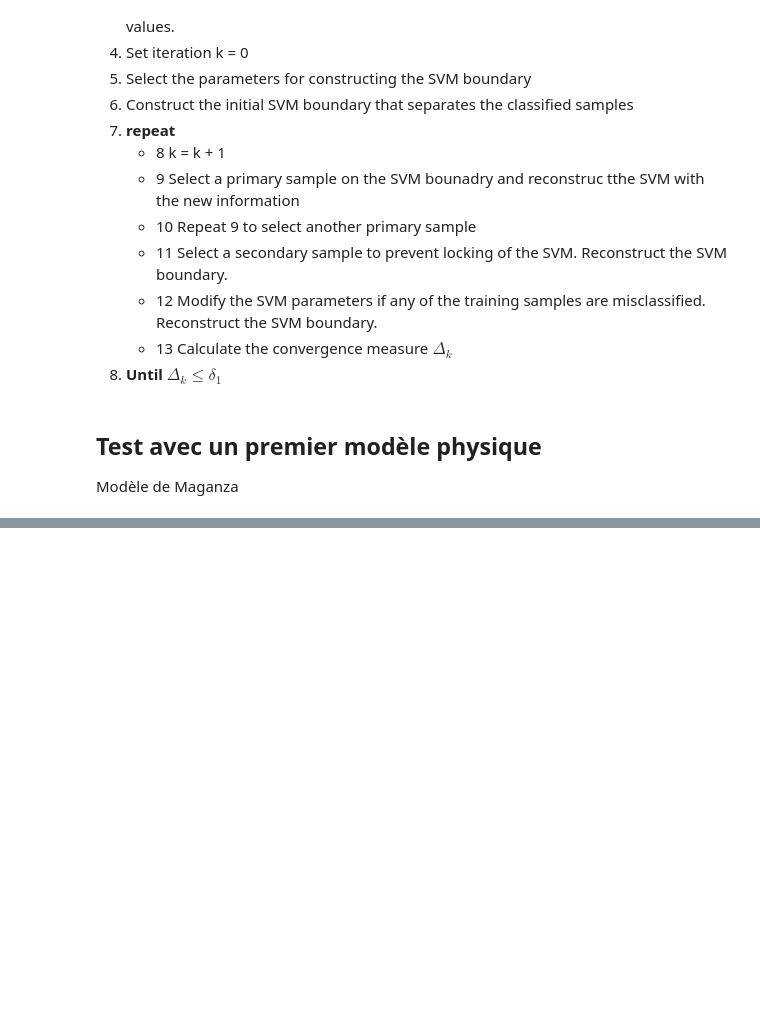
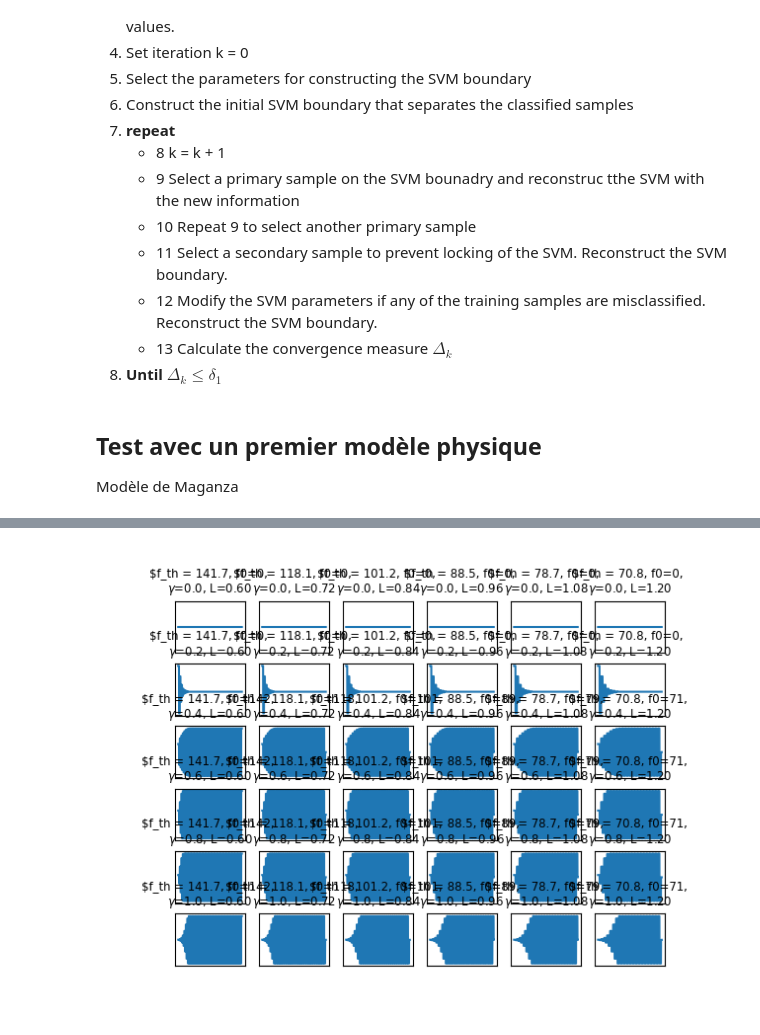
Before and after one commit to ClementineBerger/Auto-oscillations, a Jupyter notebook: mapping.ipynb, the cells around one changed output, grey strips where cells are left out. Saved outputs shown, nothing was run; the diff lists cells and outputs as text; code cells hidden in the pictures; blank space fills up the shorter version.

```diff
--- a/mapping.ipynb
+++ b/mapping.ipynb
@@ -229,0 +236,7 @@ plt.show()
+# %%
+sim_length = 0.1
+sample_rate = 22050
+num_samples = 250
+length_cylinder = 0.6
+celerity = 340
+epsilon = 0.1
@@ -229,0 +245,30 @@ plt.show()
+# %%
+def get_f0(waveform, sr, fmin=librosa.note_to_hz("C2"), fmax=librosa.note_to_hz("C7")):
+    """ Estimate F0 using Yin's algorithm. The algorithm is applied frame by frame
+    then the final F0 is obtained using the mean of the last 2/3 frames."""
+    n_1_3 = int(np.rint(len(waveform) / 3))
+    f0 = librosa.yin(waveform[n_1_3:], fmin=fmin, fmax=fmax, sr=sample_rate)
+    return np.mean(f0[1:])
+# %%
+matplotlib.rcParams.update({'font.size': 7})
+
+nrows, ncols = 6, 6
+gamma = np.linspace(0, 0.99, ncols)
+# zeta = np.linspace(0, 1, nrows)
+zeta = 0.4
+length_cylinder = np.linspace(0.6, 1.2, nrows)
+fig, axes = plt.subplots(nrows, ncols)
+
+for i in range(nrows):
+    for j in range(ncols):
+        ax = axes[i, j]
+        ax.set_xticks([])
+        ax.set_yticks([])
+        waveform, _ = simulation(sim_length, sample_rate, gamma[i], zeta, length_cylinder[j], celerity)
+        ax.plot(waveform)
+        f0 = get_f0(waveform, sample_rate) * are_there_oscillations(waveform, epsilon=0.15)
+        f0_theoretical = celerity/(4 * length_cylinder[j])
+        ax.set_title(f"$f_th = {f0_theoretical:.1f}, f0={round(f0)}, \n$\gamma$={gamma[i]:.1f}, L={length_cylinder[j]:.2f}")
+plt.show()
+# %% [output]
+[figure, added]
```
Also changed, not shown: parts of 24 cells of this notebook, 13 other files.
